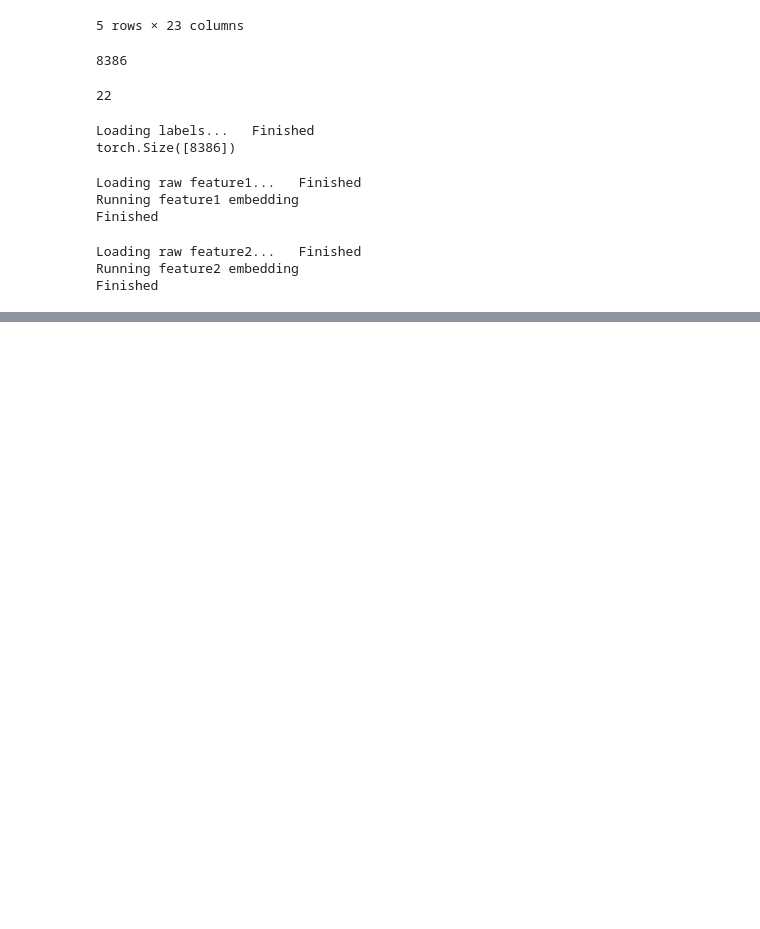
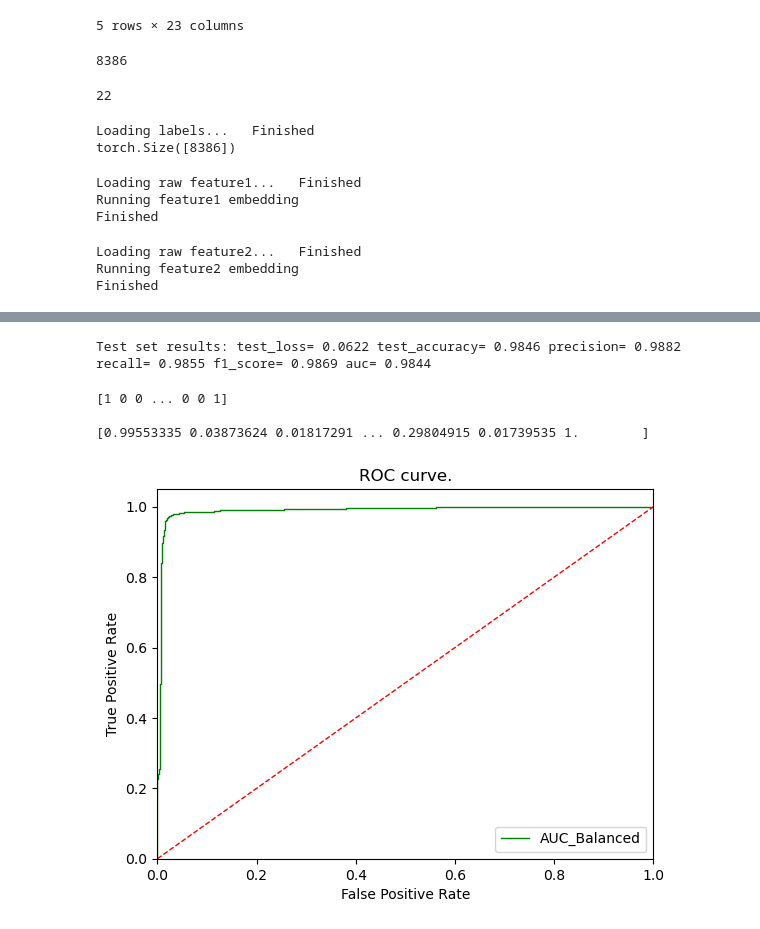
Before and after one commit to Daronen/NN-Project-Social-Bot-detection-, a Jupyter notebook: TestingModel2.ipynb, the cells around one changed output, grey strips where cells are left out. Cells and saved outputs as stored; diff of their text form; code cells hidden in the pictures; blank space fills up the shorter version.

```diff
--- a/TestingModel2.ipynb
+++ b/TestingModel2.ipynb
@@ -856,0 +674,40 @@ test(index_tens)
+# %%
+model.load_state_dict(torch.load('BotRGNC_AfterTrain.pth'))
+test(index_tens)
+# %% [output]
+Test set results: test_loss= 0.0622 test_accuracy= 0.9846 precision= 0.9882 recall= 0.9855 f1_score= 0.9869 auc= 0.9844
+# %%
+model.eval()
+output = model(des_tensor,tweets_tensor,num_prop,category_prop,edge_index,edge_type)
+output1= torch.nn.functional.softmax(output, dim=1)[:, 1].detach().numpy()
+label=labels.to('cpu').detach().numpy()
+# %%
+from sklearn.metrics import classification_report
+from sklearn.metrics import confusion_matrix
+from sklearn import metrics
+print(label[test_idx])
+print()
+print(output1[test_idx])
+fpr, tpr, _ = metrics.roc_curve(label[test_idx], output1[test_idx])
+# %% [output]
+[1 0 0 ... 0 0 1]
+
+[0.99553335 0.03873624 0.01817291 ... 0.29804915 0.01739535 1.        ]
+# %%
+plt.plot(
+    fpr,
+    tpr,
+    color= "g",
+    lw=1,
+    label= "AUC_Balanced",
+)
+plt.plot([0, 1], [0, 1], color="r", lw=1, linestyle="--")
+plt.xlim([0.0, 1.0])
+plt.ylim([0.0, 1.05])
+plt.xlabel("False Positive Rate")
+plt.ylabel("True Positive Rate")
+plt.title("ROC curve.")
+plt.legend(loc="lower right")
+plt.show()
+# %% [output]
+[figure, added]
```
Also changed, not shown: parts of 14 cells of this notebook.
